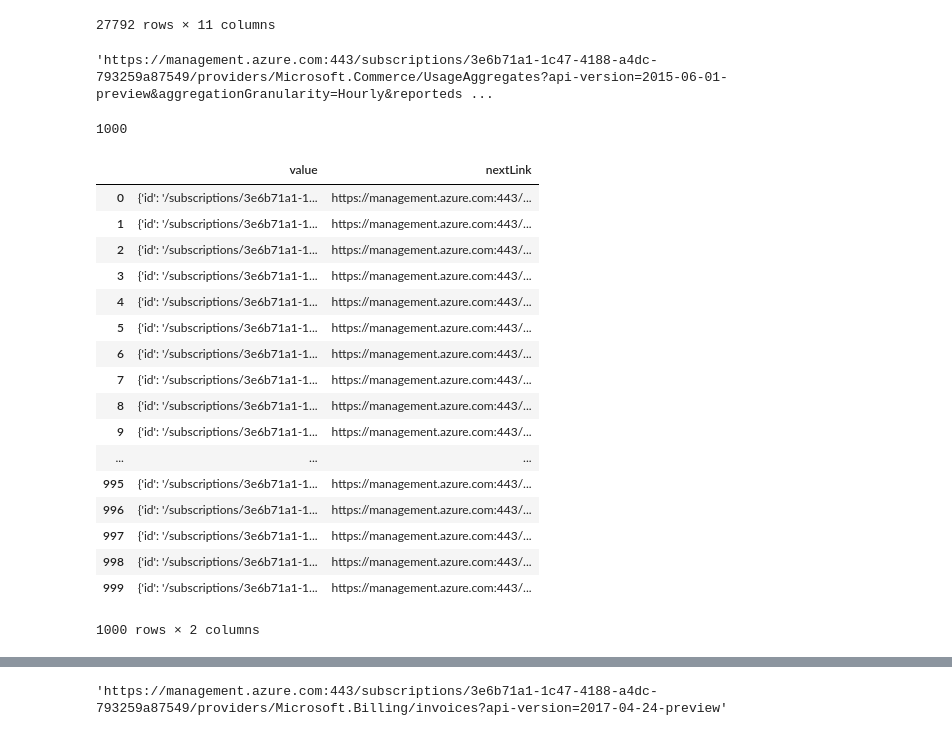
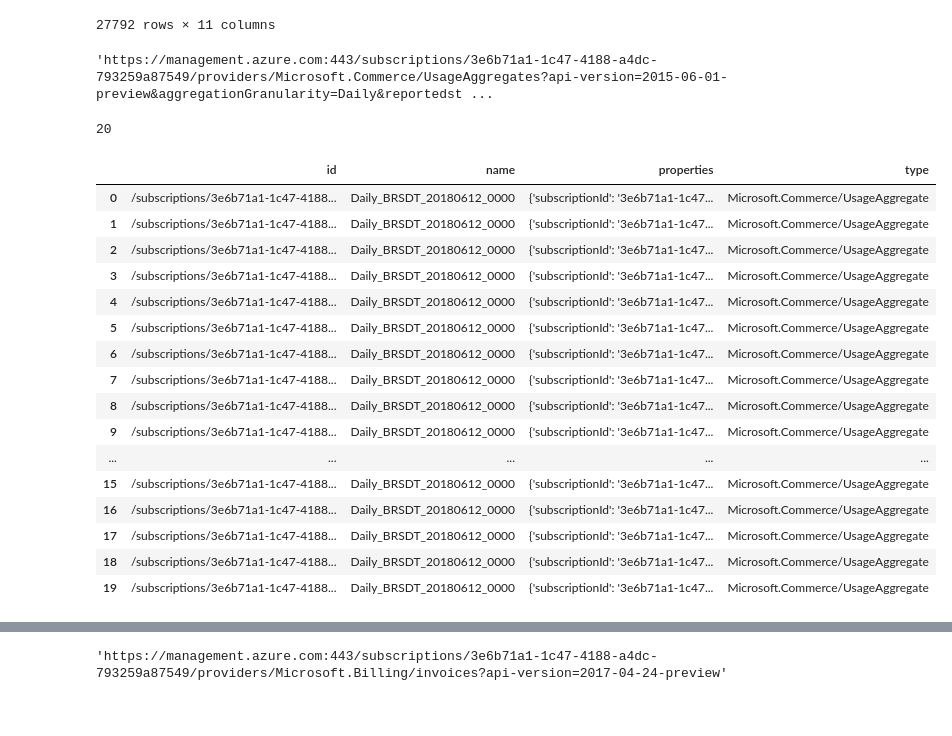
Before and after one commit to louspringer/python-azure-billing-usage, a Jupyter notebook: Explore Rate Card and Usage.ipynb, the cells around one changed output, grey strips where cells are left out. Saved outputs shown, nothing was run; the diff lists cells and outputs as text; code cells hidden in the pictures.

```diff
--- a/Explore Rate Card and Usage.ipynb
+++ b/Explore Rate Card and Usage.ipynb
@@ -89,13 +88,13 @@ df_rates
 # %%
 uri_str = "{azure_mgmt_uri}/providers/Microsoft.Commerce/UsageAggregates?" + \
     "api-version=2015-06-01-preview&" + \
-    "aggregationGranularity=Hourly&" + \
-    "reportedstartTime=2018-06-01+00%3a00%3a00Z&" + \
-    "reportedEndTime=2018-07-01+00%3a00%3a00Z"
+    "aggregationGranularity=Daily&" + \
+    "reportedstartTime=2018-06-12+00%3a00%3a00Z&" + \
+    "reportedEndTime=2018-06-14+00%3a00%3a00Z"
 usage_url = uri_str.format(azure_mgmt_uri = azure_mgmt_uri)
 usage_url
 # %% [output]
-'https://management.azure.com:443/subscriptions/3e6b71a1-1c47-4188-a4dc-793259a87549/providers/Microsoft.Commerce/UsageAggregates?api-version=2015-06-01-preview&aggregationGranularity=Hourly&reporteds ...
+'https://management.azure.com:443/subscriptions/3e6b71a1-1c47-4188-a4dc-793259a87549/providers/Microsoft.Commerce/UsageAggregates?api-version=2015-06-01-preview&aggregationGranularity=Daily&reportedst ...
 # %%
 response = requests.get(usage_url, allow_redirects=False, headers = {'Authorization': 'Bearer %s' %access_token})
 usage = response.json()
@@ -104,26 +103,25 @@ usage = response.json()
 # see https://stackoverflow.com/questions/50948666/get-azurermconsumptionusagedetail-limited-response-to-1000-items
 len(usage['value'])
 # %% [output]
-1000
+20
 # %%
-df_usage = pd.DataFrame.from_dict(usage)
+df_usage = pd.DataFrame.from_dict(usage['value'])
 df_usage
 # %% [output]
-|  | value | nextLink |
-| 0 | {'id': '/subscriptions/3e6b71a1-1... | https://management.azure.com:443/... |
-| 1 | {'id': '/subscriptions/3e6b71a1-1... | https://management.azure.com:443/... |
-| 2 | {'id': '/subscriptions/3e6b71a1-1... | https://management.azure.com:443/... |
-| 3 | {'id': '/subscriptions/3e6b71a1-1... | https://management.azure.com:443/... |
-| 4 | {'id': '/subscriptions/3e6b71a1-1... | https://management.azure.com:443/... |
-| 5 | {'id': '/subscriptions/3e6b71a1-1... | https://management.azure.com:443/... |
-| 6 | {'id': '/subscriptions/3e6b71a1-1... | https://management.azure.com:443/... |
-| 7 | {'id': '/subscriptions/3e6b71a1-1... | https://management.azure.com:443/... |
-| 8 | {'id': '/subscriptions/3e6b71a1-1... | https://management.azure.com:443/... |
-| 9 | {'id': '/subscriptions/3e6b71a1-1... | https://management.azure.com:443/... |
-| ... | ... | ... |
-| 995 | {'id': '/subscriptions/3e6b71a1-1... | https://management.azure.com:443/... |
-| 996 | {'id': '/subscriptions/3e6b71a1-1... | https://management.azure.com:443/... |
-| 997 | {'id': '/subscriptions/3e6b71a1-1... | https://management.azure.com:443/... |
-| 998 | {'id': '/subscriptions/3e6b71a1-1... | https://management.azure.com:443/... |
-| 999 | {'id': '/subscriptions/3e6b71a1-1... | https://management.azure.com:443/... |
+|  | id | name | properties | type |
+| 0 | /subscriptions/3e6b71a1-1c47-4188... | Daily_BRSDT_20180612_0000 | {'subscriptionId': '3e6b71a1-1c47... | Microsoft.Commerce/UsageAggregate |
+| 1 | /subscriptions/3e6b71a1-1c47-4188... | Daily_BRSDT_20180612_0000 | {'subscriptionId': '3e6b71a1-1c47... | Microsoft.Commerce/UsageAggregate |
+| 2 | /subscriptions/3e6b71a1-1c47-4188... | Daily_BRSDT_20180612_0000 | {'subscriptionId': '3e6b71a1-1c47... | Microsoft.Commerce/UsageAggregate |
+| 3 | /subscriptions/3e6b71a1-1c47-4188... | Daily_BRSDT_20180612_0000 | {'subscriptionId': '3e6b71a1-1c47... | Microsoft.Commerce/UsageAggregate |
+| 4 | /subscriptions/3e6b71a1-1c47-4188... | Daily_BRSDT_20180612_0000 | {'subscriptionId': '3e6b71a1-1c47... | Microsoft.Commerce/UsageAggregate |
+| 5 | /subscriptions/3e6b71a1-1c47-4188... | Daily_BRSDT_20180612_0000 | {'subscriptionId': '3e6b71a1-1c47... | Microsoft.Commerce/UsageAggregate |
+| 6 | /subscriptions/3e6b71a1-1c47-4188... | Daily_BRSDT_20180612_0000 | {'subscriptionId': '3e6b71a1-1c47... | Microsoft.Commerce/UsageAggregate |
+| 7 | /subscriptions/3e6b71a1-1c47-4188... | Daily_BRSDT_20180612_0000 | {'subscriptionId': '3e6b71a1-1c47... | Microsoft.Commerce/UsageAggregate |
+| 8 | /subscriptions/3e6b71a1-1c47-4188... | Daily_BRSDT_20180612_0000 | {'subscriptionId': '3e6b71a1-1c47... | Microsoft.Commerce/UsageAggregate |
+| 9 | /subscriptions/3e6b71a1-1c47-4188... | Daily_BRSDT_20180612_0000 | {'subscriptionId': '3e6b71a1-1c47... | Microsoft.Commerce/UsageAggregate |
+| ... | ... | ... | ... | ... |
+| 15 | /subscriptions/3e6b71a1-1c47-4188... | Daily_BRSDT_20180612_0000 | {'subscriptionId': '3e6b71a1-1c47... | Microsoft.Commerce/UsageAggregate |
+| 16 | /subscriptions/3e6b71a1-1c47-4188... | Daily_BRSDT_20180612_0000 | {'subscriptionId': '3e6b71a1-1c47... | Microsoft.Commerce/UsageAggregate |
+| 17 | /subscriptions/3e6b71a1-1c47-4188... | Daily_BRSDT_20180612_0000 | {'subscriptionId': '3e6b71a1-1c47... | Microsoft.Commerce/UsageAggregate |
+| 18 | /subscriptions/3e6b71a1-1c47-4188... | Daily_BRSDT_20180612_0000 | {'subscriptionId': '3e6b71a1-1c47... | Microsoft.Commerce/UsageAggregate |
+| 19 | /subscriptions/3e6b71a1-1c47-4188... | Daily_BRSDT_20180612_0000 | {'subscriptionId': '3e6b71a1-1c47... | Microsoft.Commerce/UsageAggregate |
-1000 rows × 2 columns
```
Also changed, not shown: parts of 4 cells of this notebook.
